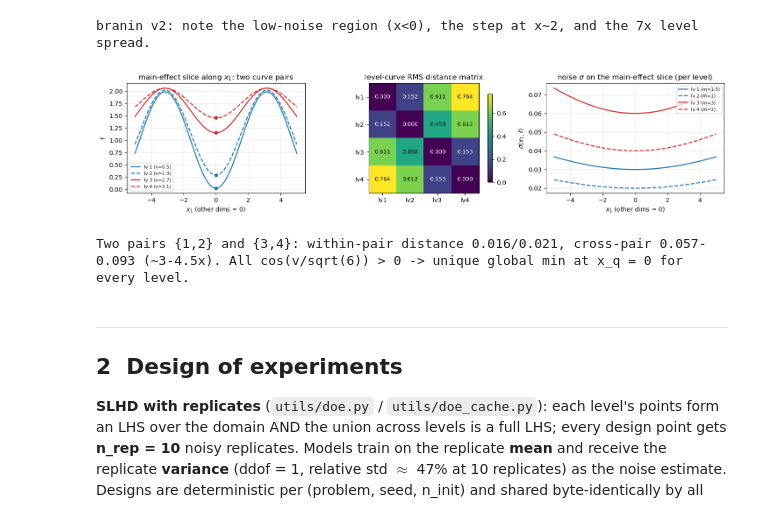
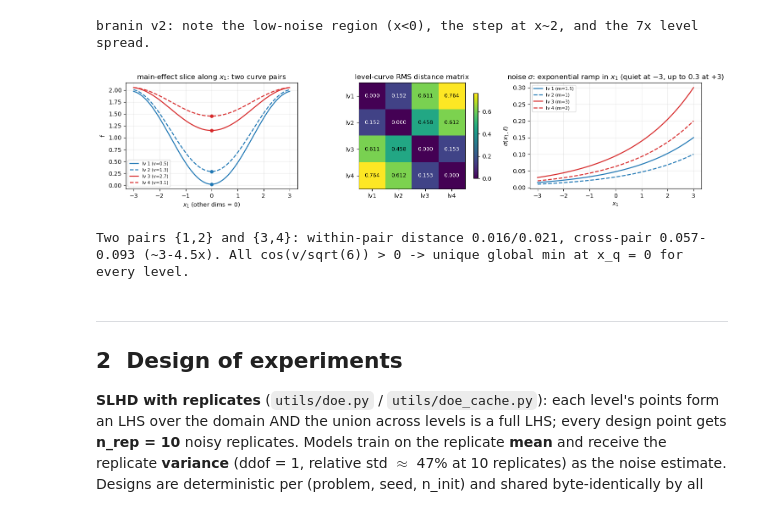
Before and after one commit to Chris1504-fdz/lvgp_modeling_comp, a Jupyter notebook: notebooks/surrogate_comparison_study_v2.ipynb, the cells around one changed output. Cells and saved outputs as stored; diff of their text form; code cells hidden in the pictures.

```diff
--- a/notebooks/surrogate_comparison_study_v2.ipynb
+++ b/notebooks/surrogate_comparison_study_v2.ipynb
@@ -215,7 +226,7 @@ print("branin v2: note the low-noise region (x<0), the step at x~2, and the 7x l
 branin v2: note the low-noise region (x<0), the step at x~2, and the 7x level spread.
 # %%
 # griewank_6d: main-effect slice (pairs overlap) + level distance matrix
-ts = np.linspace(-5, 5, 400)
+ts = np.linspace(-3, 3, 400)
 XS = np.zeros((len(ts), 5)); XS[:, 0] = ts
 fig, axes = plt.subplots(1, 3, figsize=(14.5, 3.5))
 PAIR_STYLE = {1: ("C0", "-"), 2: ("C0", "--"), 3: ("C3", "-"), 4: ("C3", "--")}
@@ -223,36 +234,36 @@ for lv in specG.levels:
     c, lsty = PAIR_STYLE[lv]
     axes[0].plot(ts, specG.f_true_level(XS, lv), color=c, ls=lsty, lw=1.7,
                  label=f"lv {lv} (v={specG.meta['cat_values'][lv-1]:g})")
     axes[0].plot(0, specG.meta["f_star_per_level"][lv-1], "o", color=c, ms=5)
 axes[0].set(title="main-effect slice along $x_1$: two curve pairs",
             xlabel="$x_1$ (other dims = 0)", ylabel="f")
 axes[0].legend(fontsize=7.5); axes[0].grid(alpha=.25)
 # distance matrix on a Sobol cloud
 XtG = study.test_points(specG)[1]
 F = np.array([np.ravel(specG.f_true_level(XtG, lv)) for lv in specG.levels])
 D = np.array([[np.sqrt(np.mean((F[i]-F[j])**2)) for j in range(4)] for i in range(4)])
 im = axes[1].imshow(D, cmap="viridis")
 for i in range(4):
     for j in range(4):
         axes[1].text(j, i, f"{D[i,j]:.3f}", ha="center", va="center",
                      color="w" if D[i,j] < D.max()*.6 else "k", fontsize=9)
 axes[1].set(title="level-curve RMS distance matrix", xticks=range(4), yticks=range(4),
             xticklabels=[f"lv{l}" for l in specG.levels],
             yticklabels=[f"lv{l}" for l in specG.levels])
 plt.colorbar(im, ax=axes[1], shrink=.8)
 # noise on the SAME main-effect slice (matches the TP-5 notes figure): sigma differs per level
 for lv in specG.levels:
     c, lsty = PAIR_STYLE[lv]
     axes[2].plot(ts, np.ravel(specG.sigma_level(XS, lv)), color=c, ls=lsty, lw=1.7,
                  label=f"lv {lv} (m={specG.meta['noise_muls'][lv-1]:g})")
-axes[2].set(title="noise $\\sigma$ on the main-effect slice (per level)",
-            xlabel="$x_1$ (other dims = 0)", ylabel="$\\sigma(x_1,\\ell)$")
+axes[2].set(title="noise $\\sigma$: exponential ramp in $x_1$ (quiet at $-3$, up to 0.3 at $+3$)",
+            xlabel="$x_1$", ylabel="$\\sigma(x_1,\\ell)$")
 axes[2].legend(fontsize=7.5); axes[2].grid(alpha=.25)
 plt.tight_layout(); plt.show()
 print("Two pairs {1,2} and {3,4}: within-pair distance 0.016/0.021, cross-pair 0.057-0.093"
       " (~3-4.5x). All cos(v/sqrt(6)) > 0 -> unique global min at x_q = 0 for every level.")
 # %% [output]
-[figure, old version]
+[figure, new version]
 Two pairs {1,2} and {3,4}: within-pair distance 0.016/0.021, cross-pair 0.057-0.093 (~3-4.5x). All cos(v/sqrt(6)) > 0 -> unique global min at x_q = 0 for every level.
 # %% [markdown]
 ---
```
Also changed, not shown: parts of 10 cells of this notebook, 10 other files.
